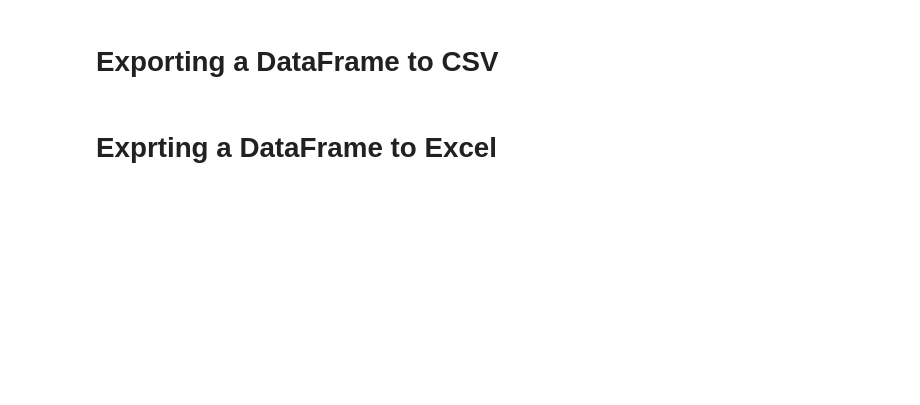
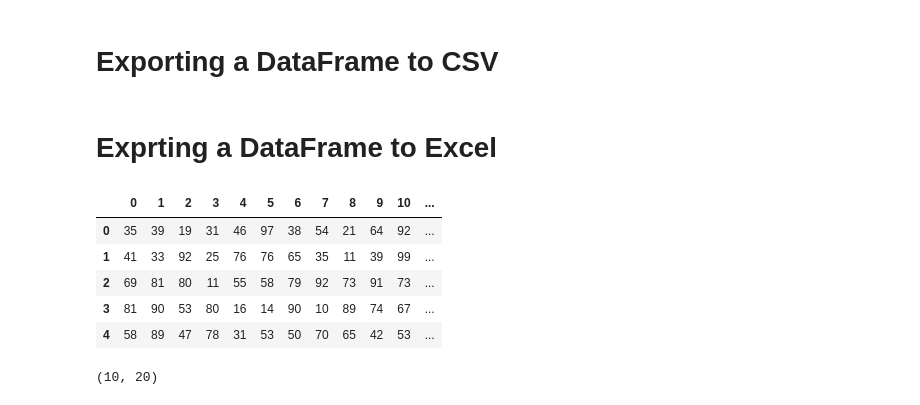
Before and after one commit to Abbasam8910/Machine-Learning-Tutorial, a Jupyter notebook: Day 6/1. Complete Pandas Tutorial.ipynb, the cells around one changed output. Drawn from its saved outputs; the diff is of its cells as text; code cells hidden in the pictures; blank space fills up the shorter version.

```diff
--- a/Day 6/1. Complete Pandas Tutorial.ipynb
+++ b/Day 6/1. Complete Pandas Tutorial.ipynb
@@ -138,3 +138,18 @@ boston_df.to_csv("Boston.csv")
 boston_df.to_excel("Boston.xlsx")
 # %%
 # Creating a DataFrame with random variable
+
+random_df = pd.DataFrame(np.random.randint(10,100, size=(10,20)))
+# %%
+random_df.head()
+# %% [output]
+|  | 0 | 1 | 2 | 3 | 4 | 5 | 6 | 7 | 8 | 9 | 10 | ... |
+| 0 | 35 | 39 | 19 | 31 | 46 | 97 | 38 | 54 | 21 | 64 | 92 | ... |
+| 1 | 41 | 33 | 92 | 25 | 76 | 76 | 65 | 35 | 11 | 39 | 99 | ... |
+| 2 | 69 | 81 | 80 | 11 | 55 | 58 | 79 | 92 | 73 | 91 | 73 | ... |
+| 3 | 81 | 90 | 53 | 80 | 16 | 14 | 90 | 10 | 89 | 74 | 67 | ... |
+| 4 | 58 | 89 | 47 | 78 | 31 | 53 | 50 | 70 | 65 | 42 | 53 | ... |
+# %%
+random_df.shape
+# %% [output]
+(10, 20)
```
Also changed, not shown: parts of 20 cells of this notebook, 1 other file.
